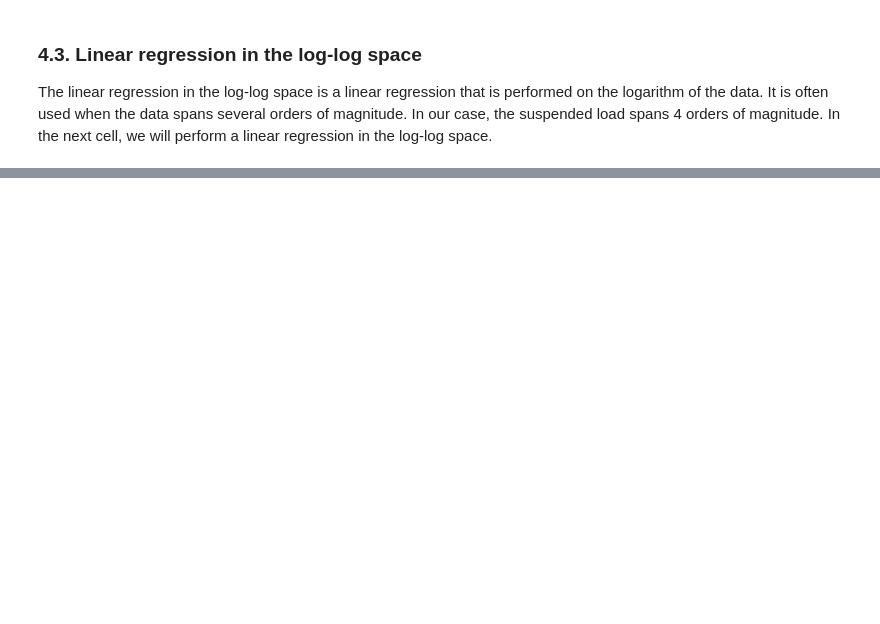
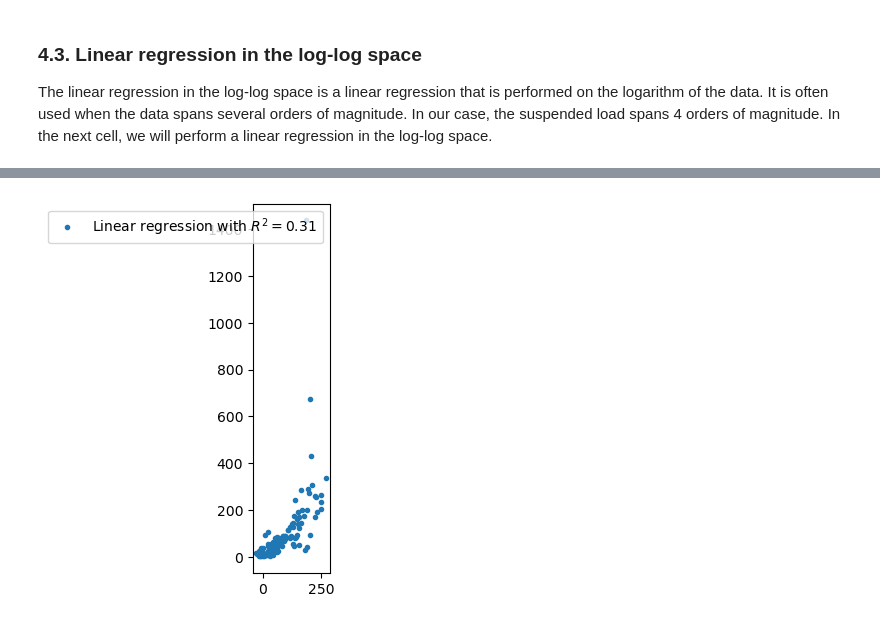
Before and after one commit to leonard-seydoux/earth-data-science, a Jupyter notebook: labs/1_calibration/2_calibration.ipynb, the cells around one changed output, grey strips where cells are left out. Cells and saved outputs as stored; diff of their text form; code cells hidden in the pictures; blank space fills up the shorter version.

Commit message:
Tried multi variate regression

```diff
--- a/labs/1_calibration/2_calibration.ipynb
+++ b/labs/1_calibration/2_calibration.ipynb
@@ -470,0 +466,27 @@ ax.set_yscale("log")
+# %%
+model = LinearRegression()
+model = RANSACRegressor(min_samples=0.5)
+y = data["suspended_load"].to_numpy()
+x = data[["turbidity", "level"]].to_numpy()
+model.fit(x, y)
+
+# plot the results
+# ax = data.plot(
+#     x="turbidity",
+#     y="suspended_load",
+#     style=".",
+#     grid=True,
+#     xlabel="$T$ (NTU)",
+#     ylabel="$C_S$ (mg/L)",
+#     title="Suspended load vs. turbidity",
+#     label="Observations",
+# )
+
+# Plot the linear regression
+fig, ax = plt.subplots()
+label = f"Linear regression with $R^2 = {model.score(x, y):.2f}$"
+ax.plot(model.predict(x), y, label=label, marker=".", linestyle="none")
+ax.legend()
+ax.set_aspect("equal")
+# %% [output]
+[figure, added]
```
Also changed, not shown: parts of 13 cells of this notebook.
